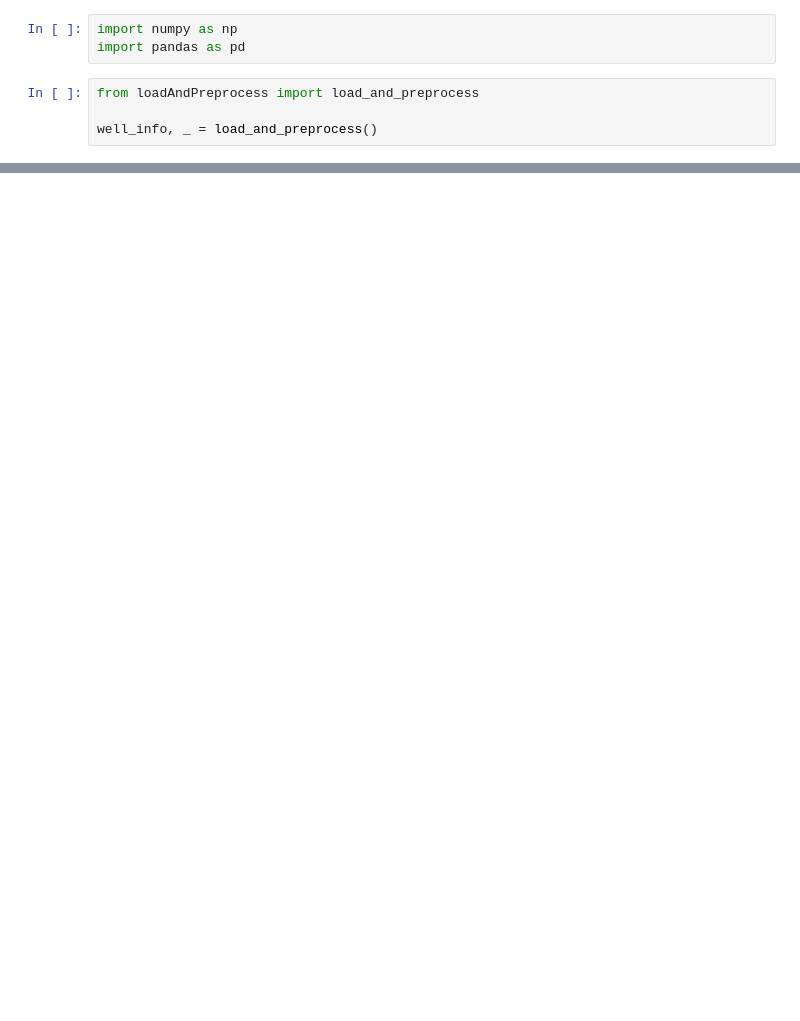
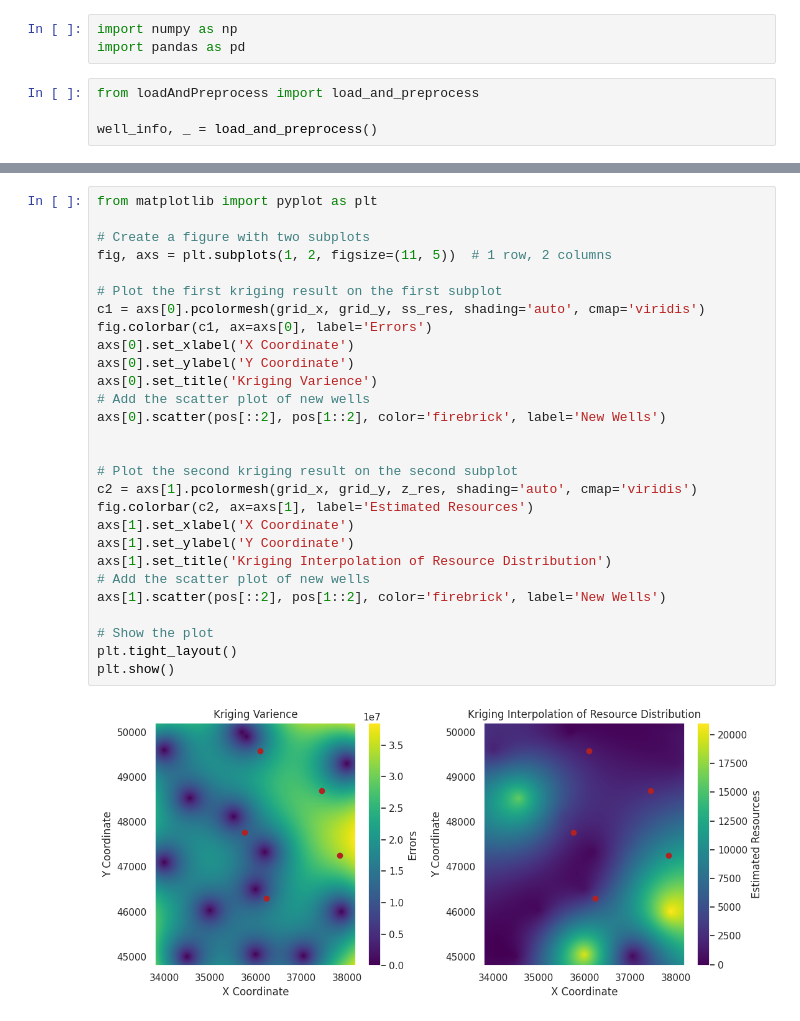
Before and after one commit to zivmax/model-2024c, a Jupyter notebook: code/new-wells.ipynb, the cells around one changed output, grey strips where cells are left out. Drawn from its saved outputs; the diff is of its cells as text; blank space fills up the shorter version.

```diff
--- a/code/new-wells.ipynb
+++ b/code/new-wells.ipynb
@@ -95,3 +119,33 @@ fig.update_layout(
 fig.show()
 # %% [output]
 [interactive output not drawn]
+# %%
+from matplotlib import pyplot as plt
+
+# Create a figure with two subplots
+fig, axs = plt.subplots(1, 2, figsize=(11, 5))  # 1 row, 2 columns
+
+# Plot the first kriging result on the first subplot
+c1 = axs[0].pcolormesh(grid_x, grid_y, ss_res, shading='auto', cmap='viridis')
+fig.colorbar(c1, ax=axs[0], label='Errors')
+axs[0].set_xlabel('X Coordinate')
+axs[0].set_ylabel('Y Coordinate')
+axs[0].set_title('Kriging Varience')
+# Add the scatter plot of new wells
+axs[0].scatter(pos[::2], pos[1::2], color='firebrick', label='New Wells')
+
+
+# Plot the second kriging result on the second subplot
+c2 = axs[1].pcolormesh(grid_x, grid_y, z_res, shading='auto', cmap='viridis')
+fig.colorbar(c2, ax=axs[1], label='Estimated Resources')
+axs[1].set_xlabel('X Coordinate')
+axs[1].set_ylabel('Y Coordinate')
+axs[1].set_title('Kriging Interpolation of Resource Distribution')
+# Add the scatter plot of new wells
+axs[1].scatter(pos[::2], pos[1::2], color='firebrick', label='New Wells')
+
+# Show the plot
+plt.tight_layout()
+plt.show()
+# %% [output]
+[figure, added]
```
Also changed, not shown: parts of 6 cells of this notebook, 21 other files.
